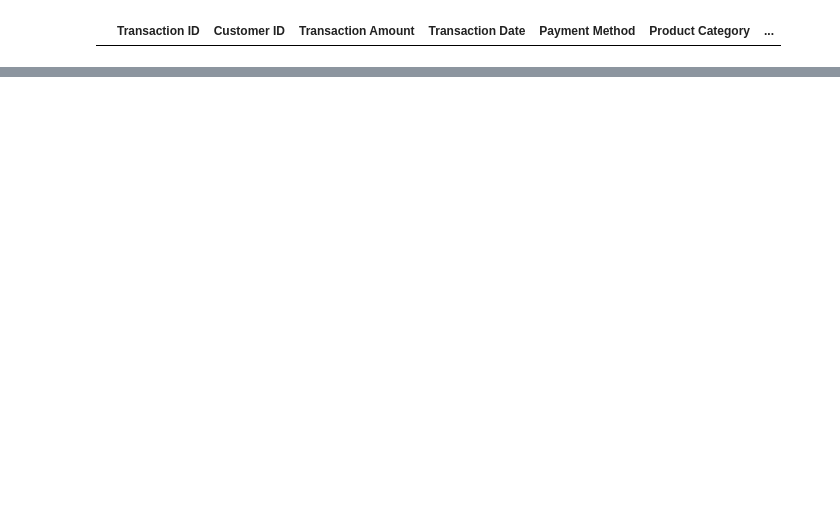
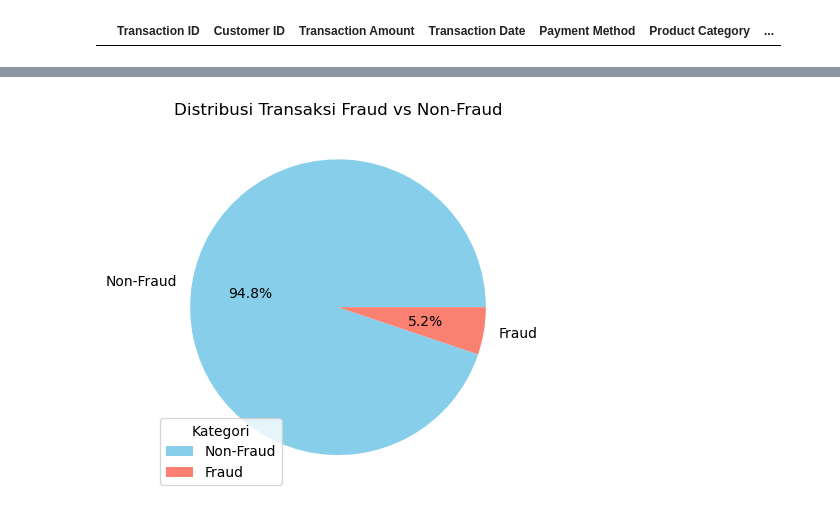
Before and after one commit to FTDS-assignment-bay/p2-final-project-ftds-025-hck-group-001, a Jupyter notebook: modeling.ipynb, the cells around one changed output, grey strips where cells are left out. Cells and saved outputs as stored; diff of their text form; code cells hidden in the pictures; blank space fills up the shorter version.

```diff
--- a/modeling.ipynb
+++ b/modeling.ipynb
@@ -64,0 +133,8 @@ num_cols = [df]
+# %%
+df['Is Fraudulent'].value_counts(normalize=True).plot(kind='pie', autopct='%1.1f%%', colors=['skyblue', 'salmon'], labels=['Non-Fraud', 'Fraud'])
+plt.title('Distribusi Transaksi Fraud vs Non-Fraud')
+plt.ylabel('')
+plt.legend(title='Kategori', labels=['Non-Fraud', 'Fraud'], loc='best')
+plt.show()
+# %% [output]
+[figure, added]
```
Also changed, not shown: parts of 8 cells of this notebook.
